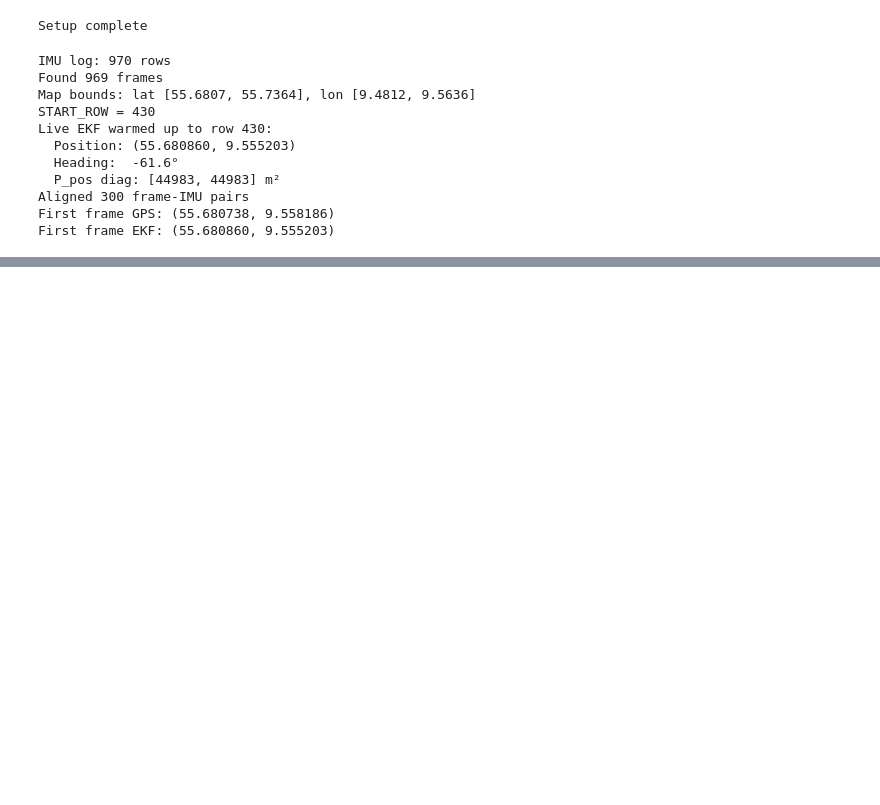
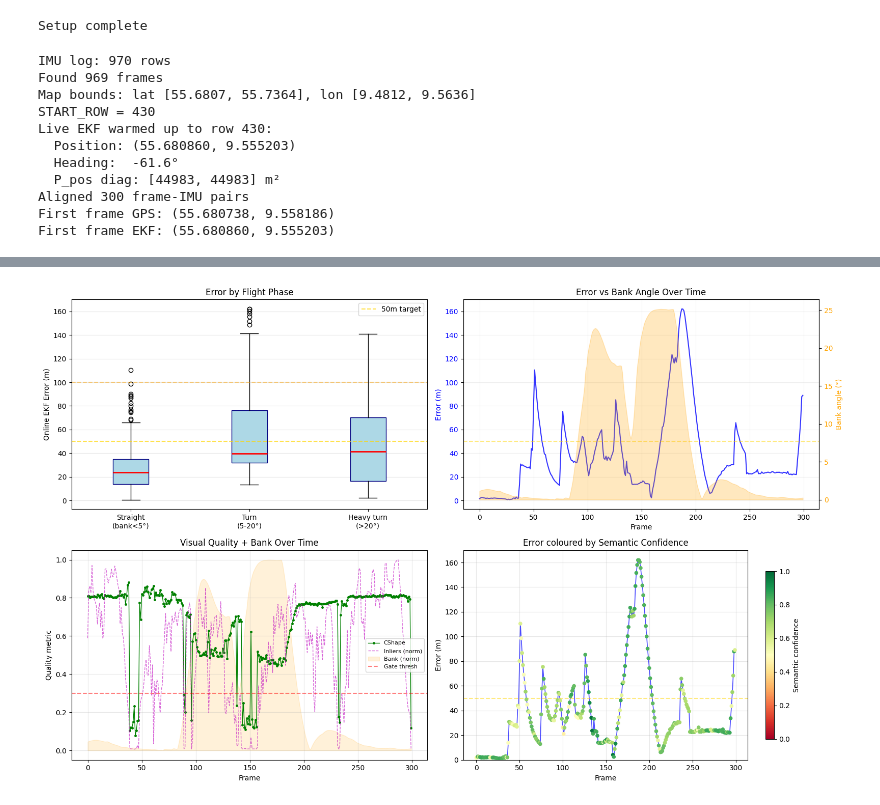
Before and after one commit to Emil-J/ALL_IN_ONE_PIPELINE_THESIS, a Jupyter notebook: Pipeline_3_Rev1/notebooks/test_temporal_pipeline.ipynb, the cells around one changed output, grey strips where cells are left out. Drawn from its saved outputs; the diff is of its cells as text; code cells hidden in the pictures; blank space fills up the shorter version.

```diff
--- a/Pipeline_3_Rev1/notebooks/test_temporal_pipeline.ipynb
+++ b/Pipeline_3_Rev1/notebooks/test_temporal_pipeline.ipynb
@@ -661,0 +935,87 @@ Per-frame offset details (worst 10):
+# %%
+
+# Cell 11 — Flight Phase Analysis: Straight vs Turn vs Post-turn
+import matplotlib.pyplot as plt
+import numpy as np
+
+# Classify each frame by bank angle
+# Straight: bank < 5°  |  Turn: bank 5-20°  |  Bank turn: bank > 20°
+df = df_results.copy()
+df['phase'] = pd.cut(df['bank_deg'], bins=[-1, 5, 20, 90],
+                     labels=['straight', 'turn', 'heavy_turn'])
+
+print(f"{'Phase':<14s} | {'N':>4s} | {'Online mean':>11s} | {'Batch mean':>10s} | "
+      f"{'Homo corr mean':>14s} | {'Gate%':>6s} | {'<50m':>5s}")
+print('-' * 78)
+for ph in ['straight', 'turn', 'heavy_turn']:
+    sub = df[df['phase'] == ph]
+    if sub.empty: continue
+    om  = sub['online_err'].mean()
+    bm  = sub['batch_err'].mean()
+    hm  = sub['homo_err_corr'].dropna().mean()
+    gp  = sub['gate_pass'].mean() * 100
+    lt50 = (sub['online_err'] < 50).mean() * 100
+    print(f"  {ph:<12s} | {len(sub):4d} | {om:>10.1f}m | {bm:>9.1f}m | "
+          f"{'N/A' if np.isnan(hm) else f'{hm:>13.1f}m'} | {gp:>5.0f}% | {lt50:>4.0f}%")
+
+# ── Plot error by flight phase ──
+fig, axes = plt.subplots(2, 2, figsize=(16, 10))
+
+# Error by phase (box plot)
+ax = axes[0, 0]
+phase_groups = [df[df['phase'] == ph]['online_err'].values
+                for ph in ['straight', 'turn', 'heavy_turn']]
+labels = ['Straight\n(bank<5°)', 'Turn\n(5-20°)', 'Heavy turn\n(>20°)']
+bps = ax.boxplot([g for g, l in zip(phase_groups, labels) if len(g) > 0],
+                 labels=[l for g, l in zip(phase_groups, labels) if len(g) > 0],
+                 patch_artist=True, notch=False,
+                 boxprops=dict(facecolor='lightblue', color='navy'),
+                 medianprops=dict(color='red', lw=2))
+ax.axhline(50,  color='gold',   ls='--', alpha=0.7, label='50m target')
+ax.axhline(100, color='orange', ls='--', alpha=0.5)
+ax.set_ylabel('Online EKF Error (m)'); ax.set_title('Error by Flight Phase')
+ax.grid(True, alpha=0.3, axis='y'); ax.legend()
+
+# Bank angle and error over time
+ax2 = axes[0, 1]
+ax2b = ax2.twinx()
+ax2.plot(df['frame'], df['online_err'], 'b-', lw=1.5, label='Online err', alpha=0.8)
+ax2b.fill_between(df['frame'], df['bank_deg'], alpha=0.25, color='orange', label='Bank angle')
+ax2b.set_ylabel('Bank angle (°)', color='orange')
+ax2b.tick_params(axis='y', labelcolor='orange')
+ax2.set_xlabel('Frame'); ax2.set_ylabel('Error (m)', color='blue')
+ax2.tick_params(axis='y', labelcolor='blue')
+ax2.set_title('Error vs Bank Angle Over Time')
+ax2.axhline(50, color='gold', ls='--', alpha=0.5)
+ax2.grid(True, alpha=0.2)
+
+# CShape over time
+ax3 = axes[1, 0]
+ax3.plot(df['frame'], df['CShape'], 'g-o', ms=2.5, lw=1, label='CShape')
+ax3.plot(df['frame'], df['inliers'] / df['inliers'].max().clip(1), 'm--', lw=1,
+         alpha=0.6, label='Inliers (norm)')
+ax3.fill_between(df['frame'], df['bank_deg'] / df['bank_deg'].max().clip(1),
+                 alpha=0.15, color='orange', label='Bank (norm)')
+ax3.axhline(0.3, color='red', ls='--', alpha=0.5, label='Gate thresh')
+ax3.set_xlabel('Frame'); ax3.set_ylabel('Quality metric')
+ax3.set_title('Visual Quality + Bank Over Time')
+ax3.legend(fontsize=8); ax3.grid(True, alpha=0.3)
+ax3.set_ylim(-0.05, 1.05)
+
+# Semantic confidence over time
+ax4 = axes[1, 1]
+sem_vals = df['sem_conf'].fillna(0.5)
+ax4.plot(df['frame'], df['online_err'], 'b-', lw=1.2, alpha=0.7, label='Online err')
+sc = ax4.scatter(df['frame'], df['online_err'], c=sem_vals, cmap='RdYlGn',
+                 s=20, vmin=0, vmax=1, zorder=5, label='Sem conf (colour)')
+plt.colorbar(sc, ax=ax4, label='Semantic confidence', shrink=0.8)
+ax4.axhline(50, color='gold', ls='--', alpha=0.5)
+ax4.set_xlabel('Frame'); ax4.set_ylabel('Error (m)')
+ax4.set_title('Error coloured by Semantic Confidence')
+ax4.grid(True, alpha=0.3); ax4.set_ylim(bottom=0)
+
+plt.tight_layout()
+plt.savefig('../outputs/flight_phase_analysis.png', dpi=150, bbox_inches='tight')
+plt.show()
+print("Saved: outputs/flight_phase_analysis.png")
+# %% [output]
@@ -661,0 +1027 @@ Per-frame offset details (worst 10):
+[figure, added]
```
Also changed, not shown: parts of 15 cells of this notebook, 6 other files.
